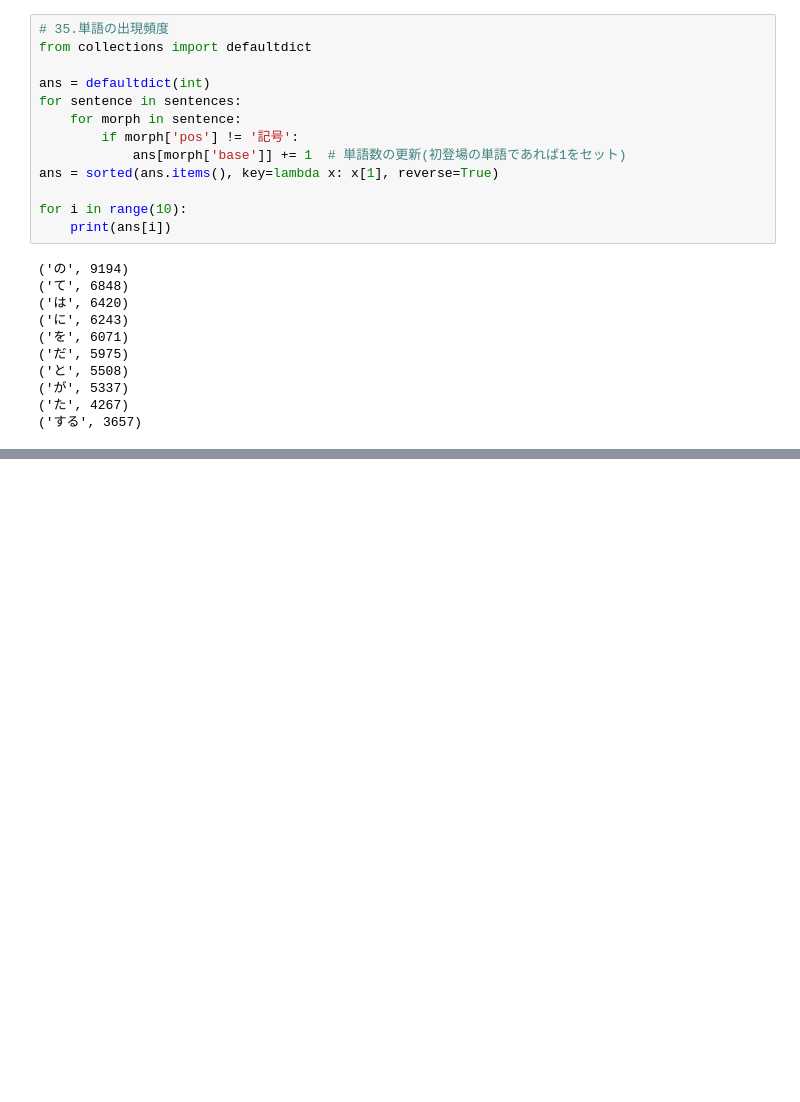
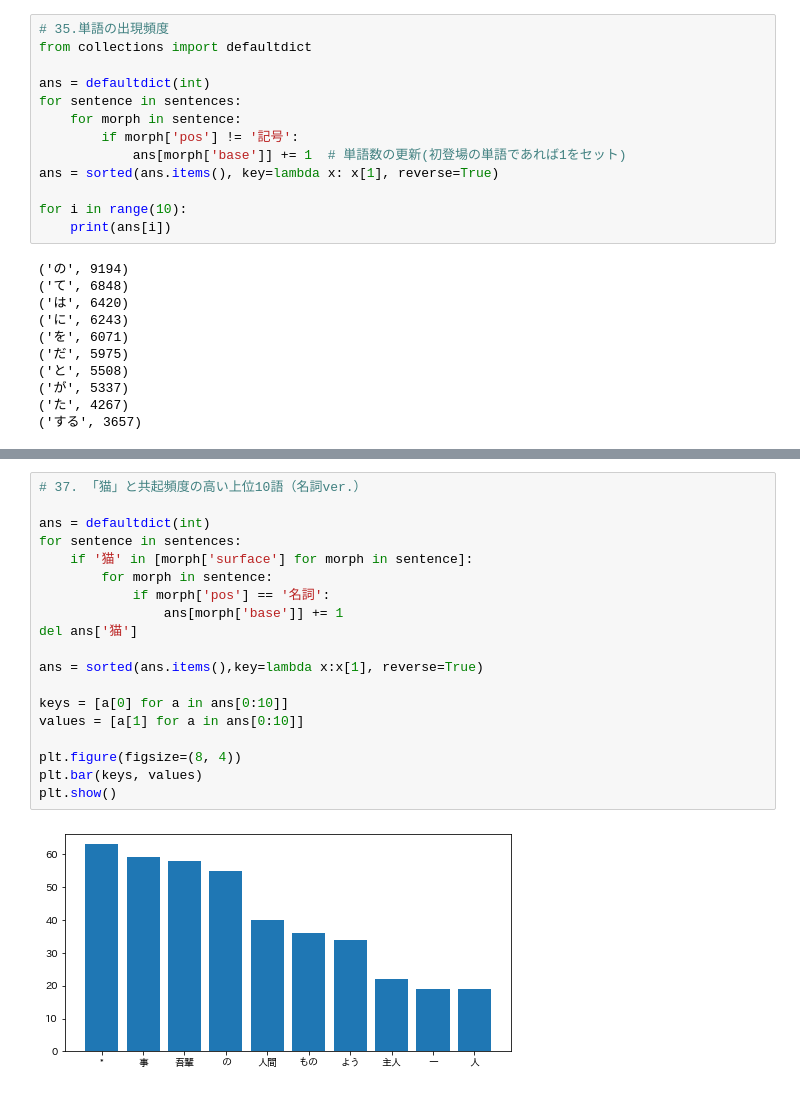
Before and after one commit to sy-19/NLP100, a Jupyter notebook: NLP_ch4.ipynb, the cells around one changed output, grey strips where cells are left out. Saved outputs shown, nothing was run; the diff lists cells and outputs as text; blank space fills up the shorter version.

```diff
--- a/NLP_ch4.ipynb
+++ b/NLP_ch4.ipynb
@@ -127,0 +142,21 @@ for i in range(10):
+# %%
+# 37. 「猫」と共起頻度の高い上位10語（名詞ver.）
+
+ans = defaultdict(int)
+for sentence in sentences:
+    if '猫' in [morph['surface'] for morph in sentence]:
+        for morph in sentence:
+            if morph['pos'] == '名詞':
+                ans[morph['base']] += 1
+del ans['猫']
+
+ans = sorted(ans.items(),key=lambda x:x[1], reverse=True)
+
+keys = [a[0] for a in ans[0:10]]
+values = [a[1] for a in ans[0:10]]
+
+plt.figure(figsize=(8, 4))
+plt.bar(keys, values)
+plt.show()
+# %% [output]
+[figure, added]
```
Also changed, not shown: parts of 7 cells of this notebook.
